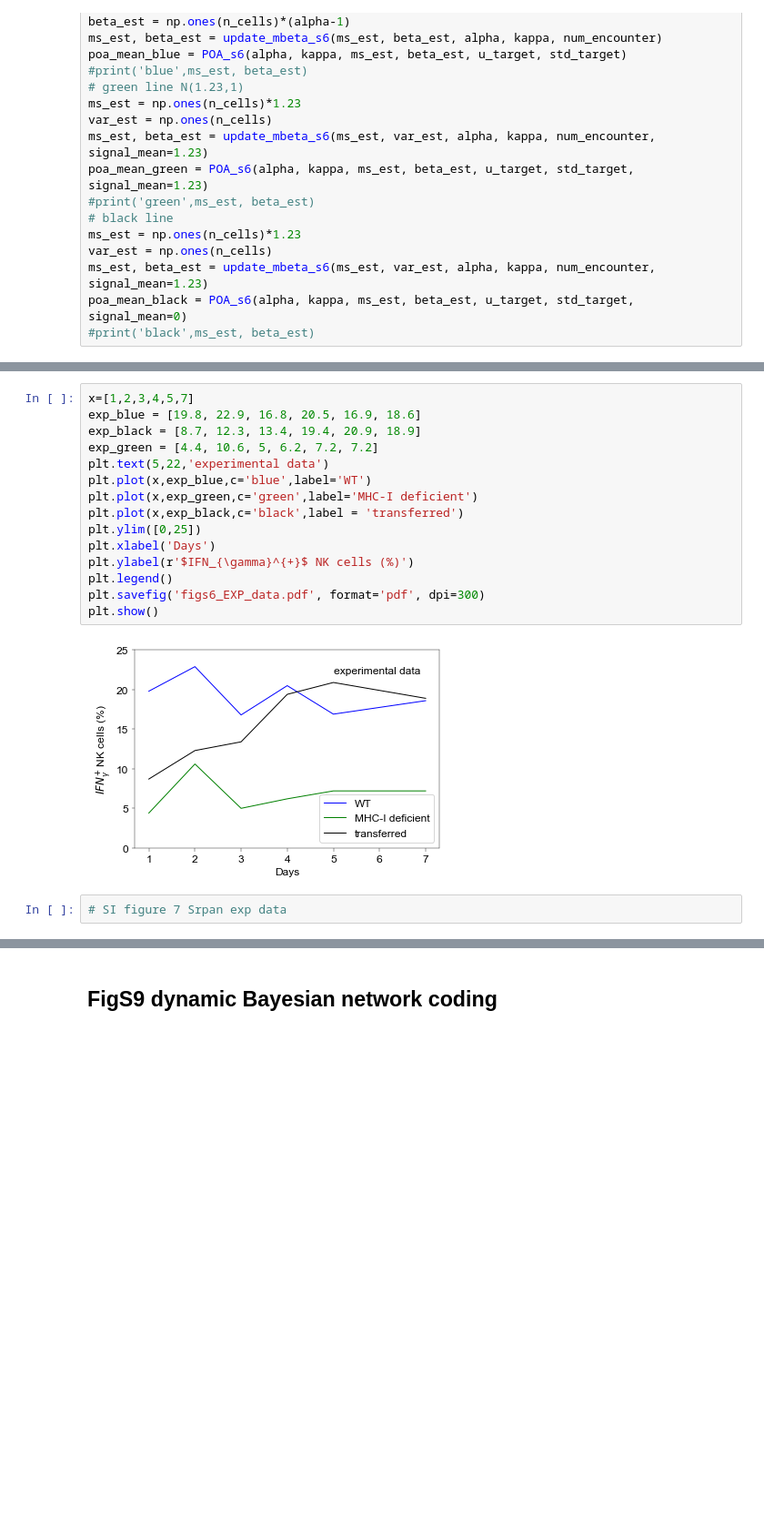
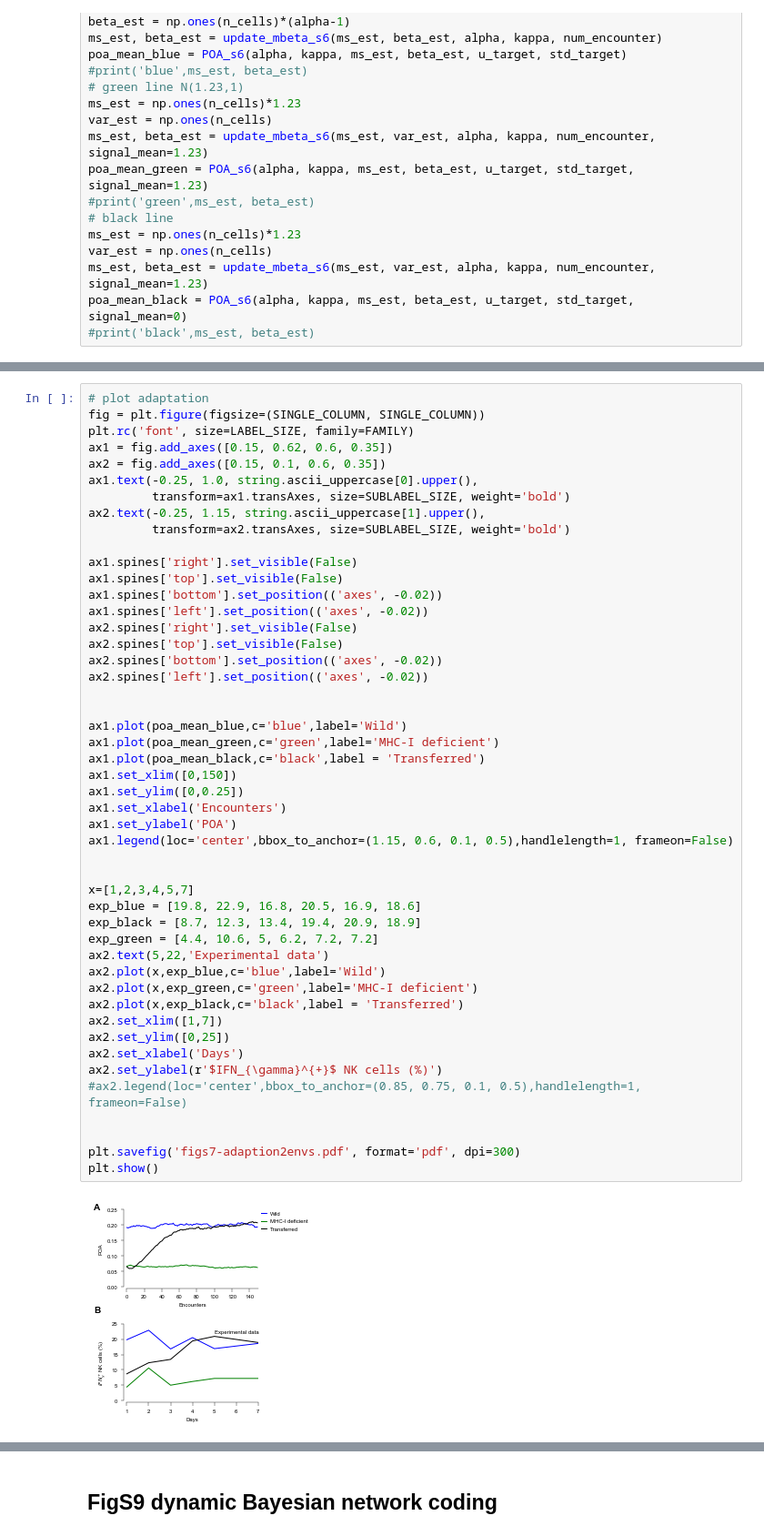
Before and after one commit to ywqin/paper-innate-immune-adaptation, a Jupyter notebook: figures.ipynb, the cells around one changed output, grey strips where cells are left out. Shown: that part at 91% size. Cells and saved outputs as stored; diff of their text form; blank space fills up the shorter version.

```diff
--- a/figures.ipynb
+++ b/figures.ipynb
@@ -1774,19 +1888,50 @@ plt.show()
-# %%
-x=[1,2,3,4,5,7]
-exp_blue = [19.8, 22.9, 16.8, 20.5, 16.9, 18.6]
-exp_black = [8.7, 12.3, 13.4, 19.4, 20.9, 18.9]
-exp_green = [4.4, 10.6, 5, 6.2, 7.2, 7.2]
-plt.text(5,22,'experimental data')
-plt.plot(x,exp_blue,c='blue',label='WT')
-plt.plot(x,exp_green,c='green',label='MHC-I deficient')
-plt.plot(x,exp_black,c='black',label = 'transferred')
-plt.ylim([0,25])
-plt.xlabel('Days')
-plt.ylabel(r'$IFN_{\gamma}^{+}$ NK cells (%)')
-plt.legend()
-plt.savefig('figs6_EXP_data.pdf', format='pdf', dpi=300)
-plt.show()
-# %% [output]
-[figure, removed]
-# %%
-# SI figure 7 Srpan exp data
+# %%
+# plot adaptation
+fig = plt.figure(figsize=(SINGLE_COLUMN, SINGLE_COLUMN))
+plt.rc('font', size=LABEL_SIZE, family=FAMILY)
+ax1 = fig.add_axes([0.15, 0.62, 0.6, 0.35])
+ax2 = fig.add_axes([0.15, 0.1, 0.6, 0.35])
+ax1.text(-0.25, 1.0, string.ascii_uppercase[0].upper(),
+         transform=ax1.transAxes, size=SUBLABEL_SIZE, weight='bold')
+ax2.text(-0.25, 1.15, string.ascii_uppercase[1].upper(),
+         transform=ax2.transAxes, size=SUBLABEL_SIZE, weight='bold')
+
+ax1.spines['right'].set_visible(False)
+ax1.spines['top'].set_visible(False)
+ax1.spines['bottom'].set_position(('axes', -0.02))
+ax1.spines['left'].set_position(('axes', -0.02))
+ax2.spines['right'].set_visible(False)
+ax2.spines['top'].set_visible(False)
+ax2.spines['bottom'].set_position(('axes', -0.02))
+ax2.spines['left'].set_position(('axes', -0.02))
+
+
+ax1.plot(poa_mean_blue,c='blue',label='Wild')
+ax1.plot(poa_mean_green,c='green',label='MHC-I deficient')
+ax1.plot(poa_mean_black,c='black',label = 'Transferred')
+ax1.set_xlim([0,150])
+ax1.set_ylim([0,0.25])
+ax1.set_xlabel('Encounters')
+ax1.set_ylabel('POA')
+ax1.legend(loc='center',bbox_to_anchor=(1.15, 0.6, 0.1, 0.5),handlelength=1, frameon=False)
+
+
+x=[1,2,3,4,5,7]
+exp_blue = [19.8, 22.9, 16.8, 20.5, 16.9, 18.6]
+exp_black = [8.7, 12.3, 13.4, 19.4, 20.9, 18.9]
+exp_green = [4.4, 10.6, 5, 6.2, 7.2, 7.2]
+ax2.text(5,22,'Experimental data')
+ax2.plot(x,exp_blue,c='blue',label='Wild')
+ax2.plot(x,exp_green,c='green',label='MHC-I deficient')
+ax2.plot(x,exp_black,c='black',label = 'Transferred')
+ax2.set_xlim([1,7])
+ax2.set_ylim([0,25])
+ax2.set_xlabel('Days')
+ax2.set_ylabel(r'$IFN_{\gamma}^{+}$ NK cells (%)')
+#ax2.legend(loc='center',bbox_to_anchor=(0.85, 0.75, 0.1, 0.5),handlelength=1, frameon=False)
+
+
+plt.savefig('figs7-adaption2envs.pdf', format='pdf', dpi=300)
+plt.show()
+# %% [output]
+[figure, added]
```
Also changed, not shown: parts of 24 cells of this notebook.
